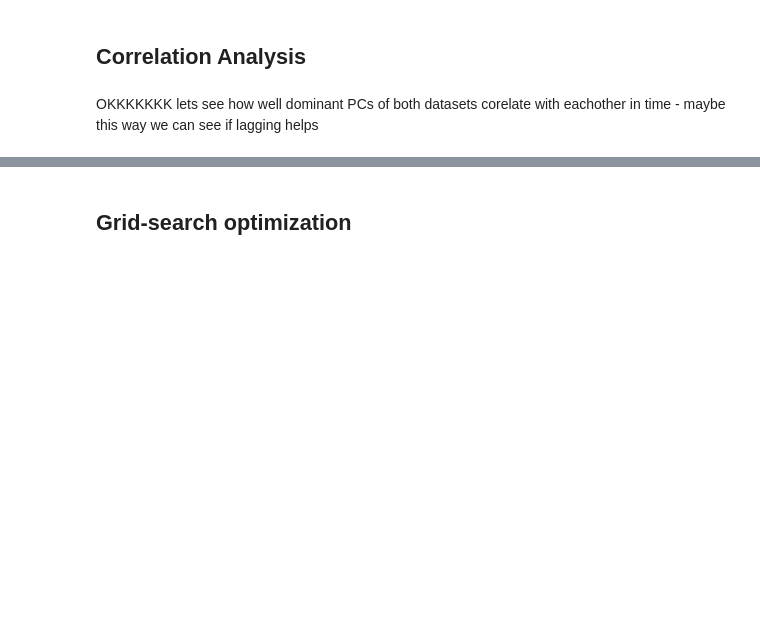
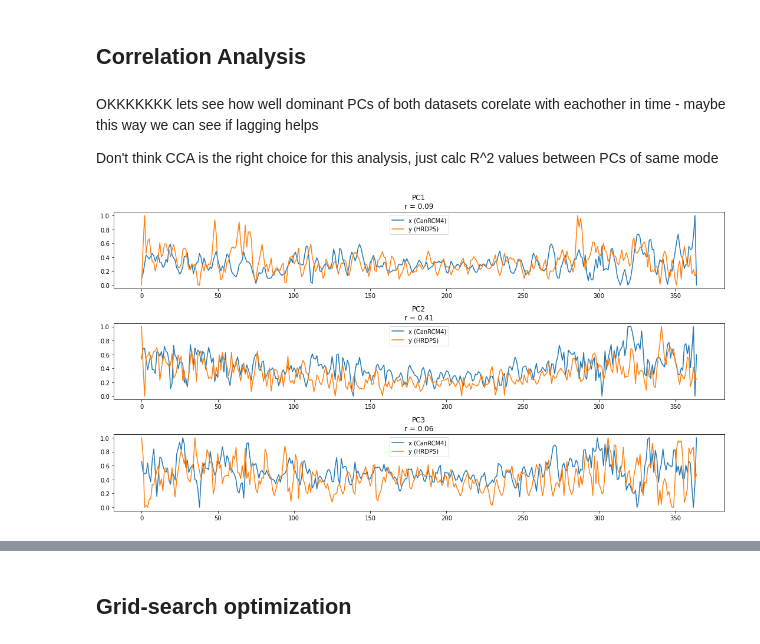
Before and after one commit to rbeutel/eosc510, a Jupyter notebook: proj-slp.ipynb, the cells around one changed output, grey strips where cells are left out. Saved outputs shown, nothing was run; the diff lists cells and outputs as text; code cells hidden in the pictures; blank space fills up the shorter version.

```diff
--- a/proj-slp.ipynb
+++ b/proj-slp.ipynb
@@ -398,4 +458,6 @@ These results are similar to what we see when applying MLP NN - reconstruction v
 # %% [markdown]
 ## Correlation Analysis
 # %% [markdown]
-OKKKKKKK lets see how well dominant PCs of both datasets corelate with eachother in time - maybe this way we can see if lagging helps
+OKKKKKKK lets see how well dominant PCs of both datasets corelate with eachother in time - maybe this way we can see if lagging helps <br>
+
+Don't think CCA is the right choice for this analysis, just calc R^2 values between PCs of same mode
@@ -428,0 +464,42 @@ for ind in range(len(U[0,:])):
+# %%
+x = RCM_PCs[:,:3] #CanRCM4 PCAs as x
+y = hrdps_PCs[:,:3] #HRDPS PCAs as y
+
+#normalise them first
+xmax = np.max(x,axis=0)
+xmin = np.min(x,axis=0)
+ymax = np.max(y,axis=0)
+ymin = np.min(y,axis=0)
+
+x-=xmin
+x/=(xmax-xmin)
+y-=ymin
+y/=(ymax-ymin)
+
+#calc r value
+n_modes = 3 #modes to keep
+r = [np.corrcoef(x[:,ii],y[:,ii]) for ii in range(n_modes)]
+# %%
+plt.figure(figsize=(15,8))
+
+plt.subplot(3,1,1)
+plt.plot(x[:,0])
+plt.plot(y[:,0])
+plt.legend(['x (CanRCM4)','y (HRDPS)'])
+plt.title('PC1\nr = ' + str(r[0][0,1])[:4])
+
+plt.subplot(3,1,2)
+plt.plot(x[:,1])
+plt.plot(y[:,1])
+plt.legend(['x (CanRCM4)','y (HRDPS)'])
+plt.title('PC2\nr = ' + str(r[1][0,1])[:4])
+
+plt.subplot(3,1,3)
+plt.plot(x[:,2])
+plt.plot(y[:,2])
+plt.legend(['x (CanRCM4)','y (HRDPS)'])
+plt.title('PC3\nr = ' + str(r[2][0,1])[:4])
+
+plt.tight_layout()
+# %% [output]
+[figure, added]
```
Also changed, not shown: parts of 35 cells of this notebook.
